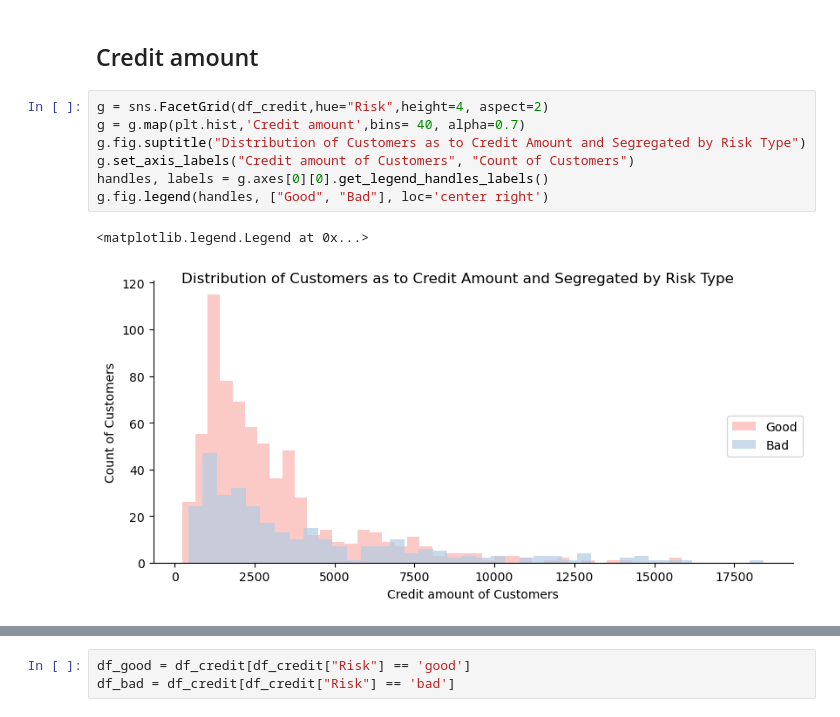
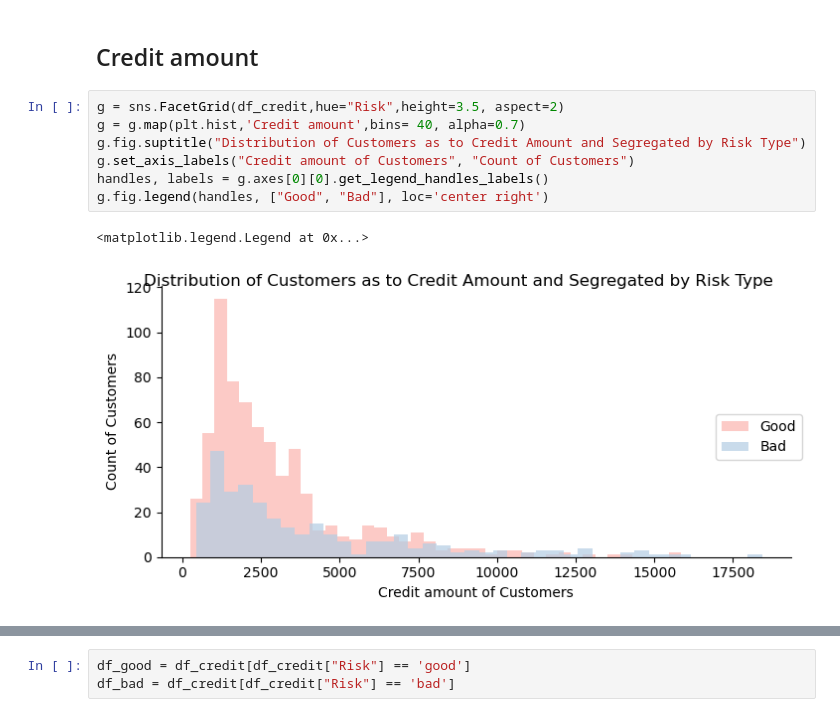
Before and after one commit to dsprincess/python-projects, a Jupyter notebook: Credit risk analysis - bank.ipynb, the cells around one changed output, grey strips where cells are left out. Saved outputs shown, nothing was run; the diff lists cells and outputs as text.

```diff
--- a/Credit risk analysis - bank.ipynb
+++ b/Credit risk analysis - bank.ipynb
@@ -199,12 +202,12 @@ Categories (5, object): ['Gen Z' < 'Millenials' < 'Gen X' < 'Baby Boomers' < 'Si
 # %% [markdown]
 ## Credit amount
 # %%
-g = sns.FacetGrid(df_credit,hue="Risk",height=4, aspect=2)
+g = sns.FacetGrid(df_credit,hue="Risk",height=3.5, aspect=2)
 g = g.map(plt.hist,'Credit amount',bins= 40, alpha=0.7)
 g.fig.suptitle("Distribution of Customers as to Credit Amount and Segregated by Risk Type")
 g.set_axis_labels("Credit amount of Customers", "Count of Customers")
 handles, labels = g.axes[0][0].get_legend_handles_labels()
 g.fig.legend(handles, ["Good", "Bad"], loc='center right')
 # %% [output]
 <matplotlib.legend.Legend at 0x...>
-[figure, old version]
+[figure, new version]
```
Also changed, not shown: parts of 80 cells of this notebook.
